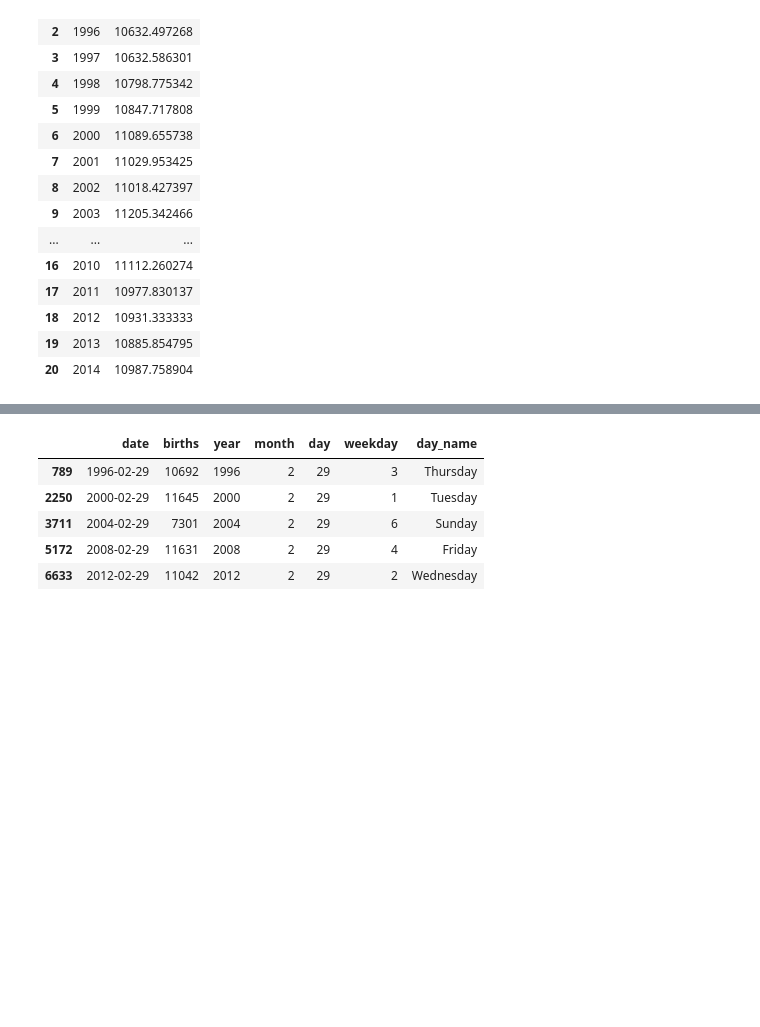
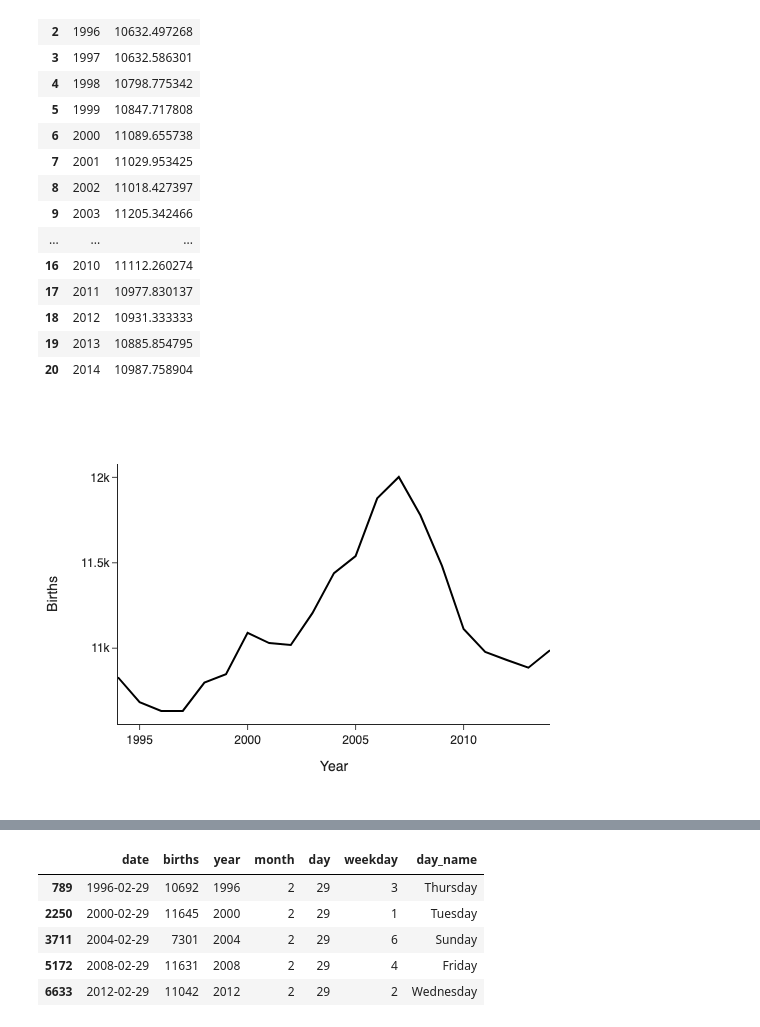
Before and after one commit to subwaymatch/analytics-case-development, a Jupyter notebook: us-births/us-births.ipynb, the cells around one changed output, grey strips where cells are left out. Cells and saved outputs as stored; diff of their text form; code cells hidden in the pictures; blank space fills up the shorter version.

```diff
--- a/us-births/us-births.ipynb
+++ b/us-births/us-births.ipynb
@@ -97,9 +97,11 @@ df['births'].max()
 # %% [output]
 16081
 # %%
-df.groupby('year', as_index=False).agg({
-      'births': np.mean
+df_by_year = df.groupby('year', as_index=False).agg({
+      'births': 'mean'
 })
+
+df_by_year
 # %% [output]
 |  | year | births |
 | 0 | 1994 | 10829.498630 |
@@ -118,3 +120,27 @@ df.groupby('year', as_index=False).agg({
 | 18 | 2012 | 10931.333333 |
 | 19 | 2013 | 10885.854795 |
 | 20 | 2014 | 10987.758904 |
+# %%
+import plotly.express as px
+
+
+fig = px.line(
+    df_by_year,
+    x='year',
+    y='births',
+    template='simple_white',
+    labels={
+        'births': 'Births',
+        'year': 'Year',
+    },
+    height=400,
+    color_discrete_sequence=['black']
+)
+
+fig.update_layout(
+    font_family='Helvetica, Inter, Arial, sans-serif',
+)
+
+fig.show()
+# %% [output]
+[figure, added]
```
Also changed, not shown: parts of 4 cells of this notebook, 13 other files.
